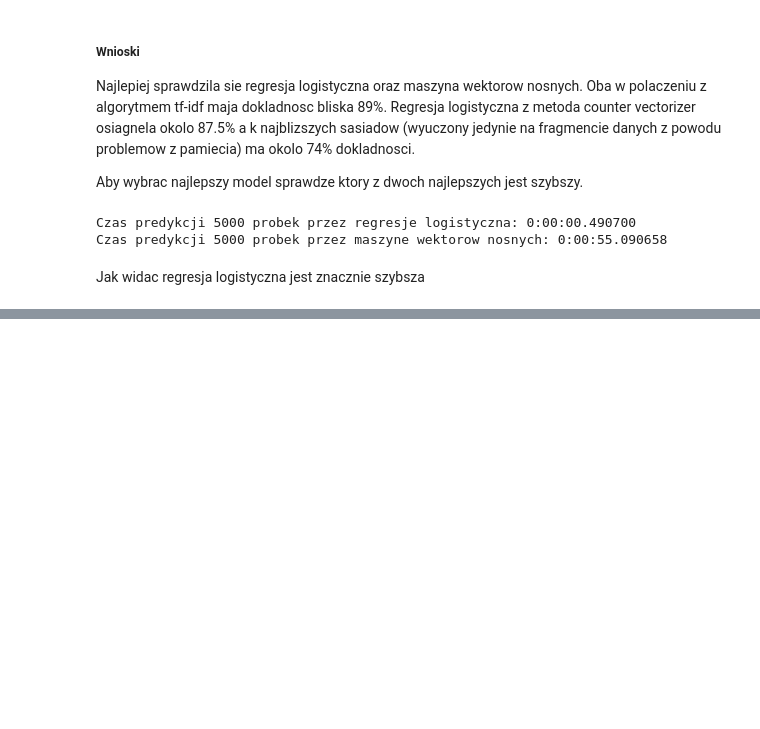
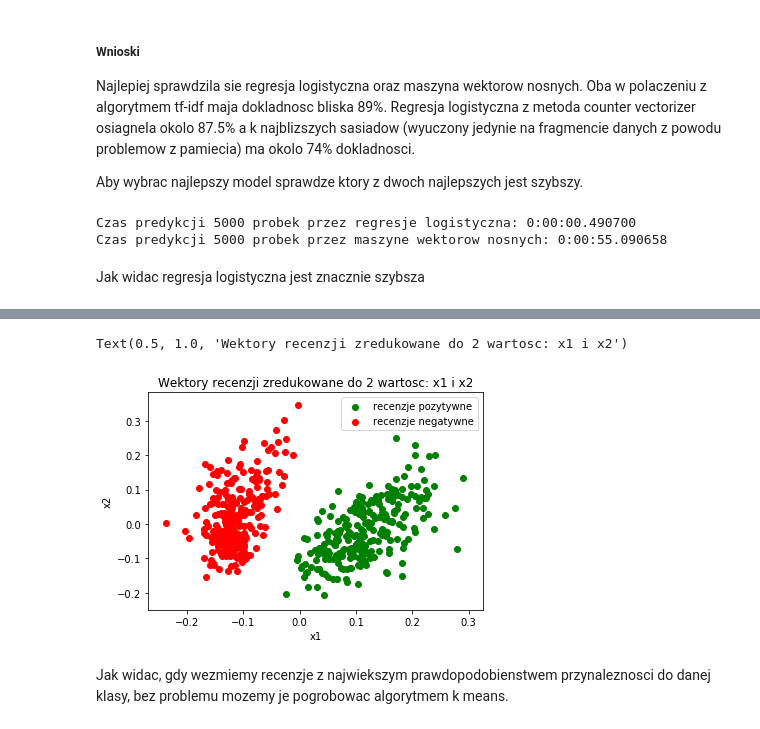
Before and after one commit to dawis96/sentiment-analysis, a Jupyter notebook: Sentiment_analysis.ipynb, the cells around one changed output, grey strips where cells are left out. Saved outputs shown, nothing was run; the diff lists cells and outputs as text; code cells hidden in the pictures; blank space fills up the shorter version.

```diff
--- a/Sentiment_analysis.ipynb
+++ b/Sentiment_analysis.ipynb
@@ -425,0 +526,16 @@ plt.show()
+# %%
+pca = PCA(n_components=2)
+X2d = pca.fit_transform(X_knn)
+X2dt = X2d.transpose()
+# %%
+plt.scatter(X2dt[0][y_knn==1], X2dt[1][y_knn==1], color='green', label='recenzje pozytywne')
+plt.scatter(X2dt[0][y_knn==0], X2dt[1][y_knn==0], color='red', label='recenzje negatywne')
+plt.xlabel("x1")
+plt.ylabel("x2")
+plt.legend()
+plt.title("Wektory recenzji zredukowane do 2 wartosc: x1 i x2")
+# %% [output]
+Text(0.5, 1.0, 'Wektory recenzji zredukowane do 2 wartosc: x1 i x2')
+[figure, added]
+# %% [markdown]
+Jak widac, gdy wezmiemy recenzje z najwiekszym prawdopodobienstwem przynaleznosci do danej klasy, bez problemu mozemy je pogrobowac algorytmem k means.
```
Also changed, not shown: parts of 31 cells of this notebook, 1 other file.
